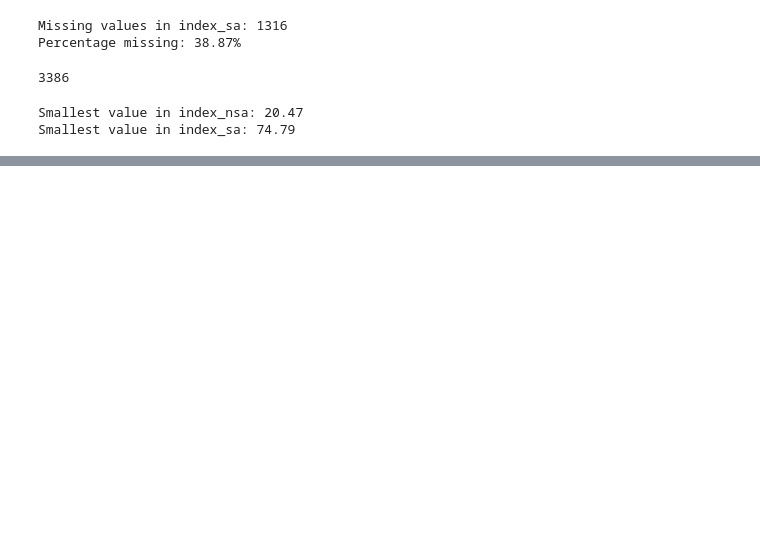
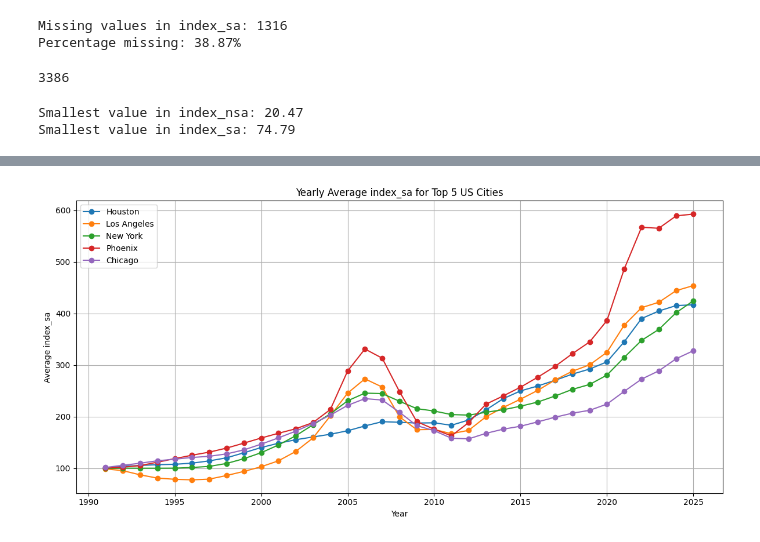
Before and after one commit to katelync12/HomeCast, a Jupyter notebook: hpi.ipynb, the cells around one changed output, grey strips where cells are left out. Saved outputs shown, nothing was run; the diff lists cells and outputs as text; code cells hidden in the pictures; blank space fills up the shorter version.

```diff
--- a/hpi.ipynb
+++ b/hpi.ipynb
@@ -60,0 +106,23 @@ Smallest value in index_sa: 74.79
+# %%
+houston_yearly_sa = houston.groupby('yr')['index_sa'].mean().reset_index()
+la_yearly_sa = la.groupby('yr')['index_sa'].mean().reset_index()
+ny_yearly_sa = ny.groupby('yr')['index_sa'].mean().reset_index()
+phoenix_yearly_sa = phoenix.groupby('yr')['index_sa'].mean().reset_index()
+chicago_yearly_sa = chicago.groupby('yr')['index_sa'].mean().reset_index()
+
+plt.figure(figsize=(12, 6))
+plt.plot(houston_yearly_sa['yr'], houston_yearly_sa['index_sa'], marker='o', label='Houston')
+plt.plot(la_yearly_sa['yr'], la_yearly_sa['index_sa'], marker='o', label='Los Angeles')
+plt.plot(ny_yearly_sa['yr'], ny_yearly_sa['index_sa'], marker='o', label='New York')
+plt.plot(phoenix_yearly_sa['yr'], phoenix_yearly_sa['index_sa'], marker='o', label='Phoenix')
+plt.plot(chicago_yearly_sa['yr'], chicago_yearly_sa['index_sa'], marker='o', label='Chicago')
+
+plt.xlabel('Year')
+plt.ylabel('Average index_sa')
+plt.title('Yearly Average index_sa for Top 5 US Cities')
+plt.legend()
+plt.grid(True)
+plt.tight_layout()
+plt.show()
+# %% [output]
+[figure, added]
```
Also changed, not shown: parts of 4 cells of this notebook.
